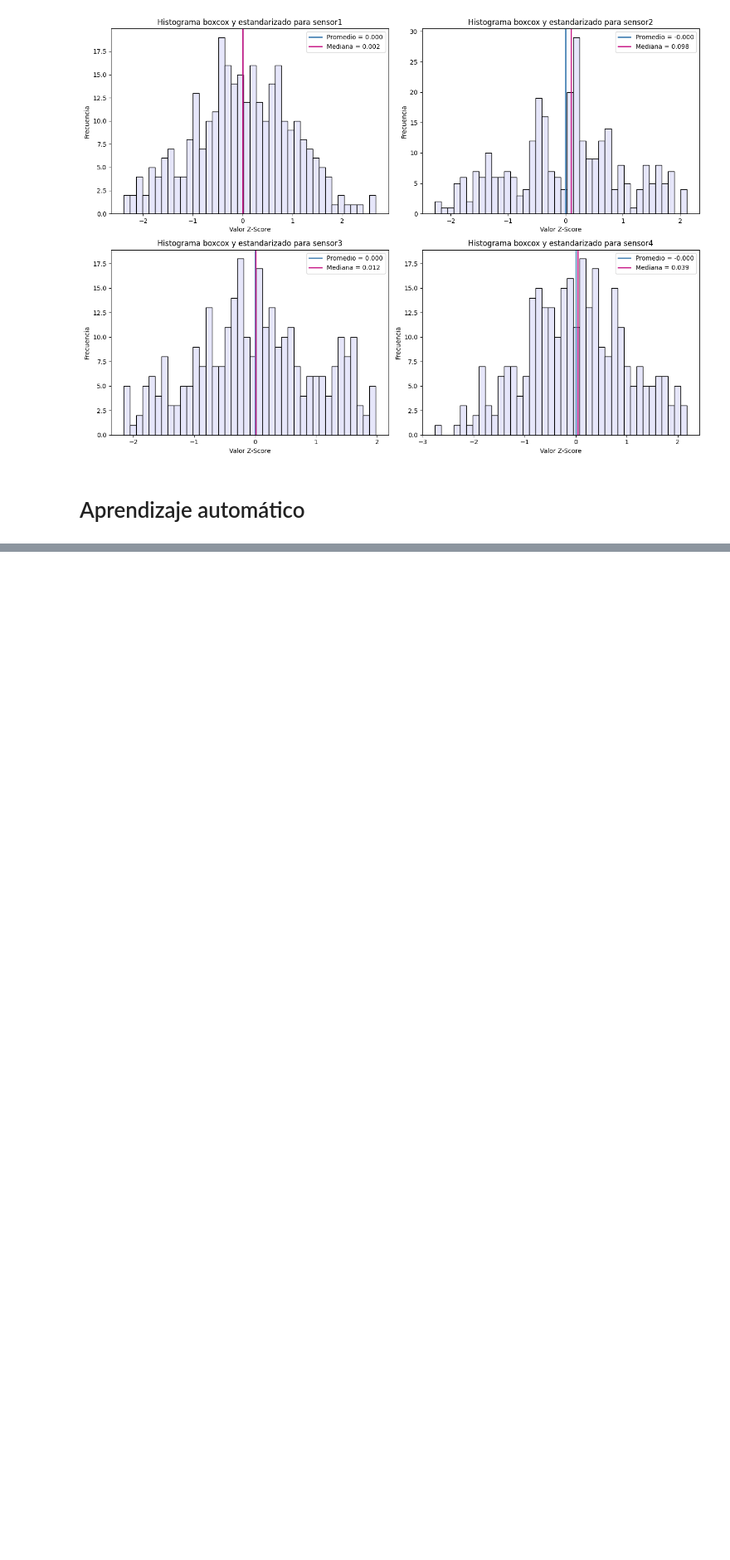
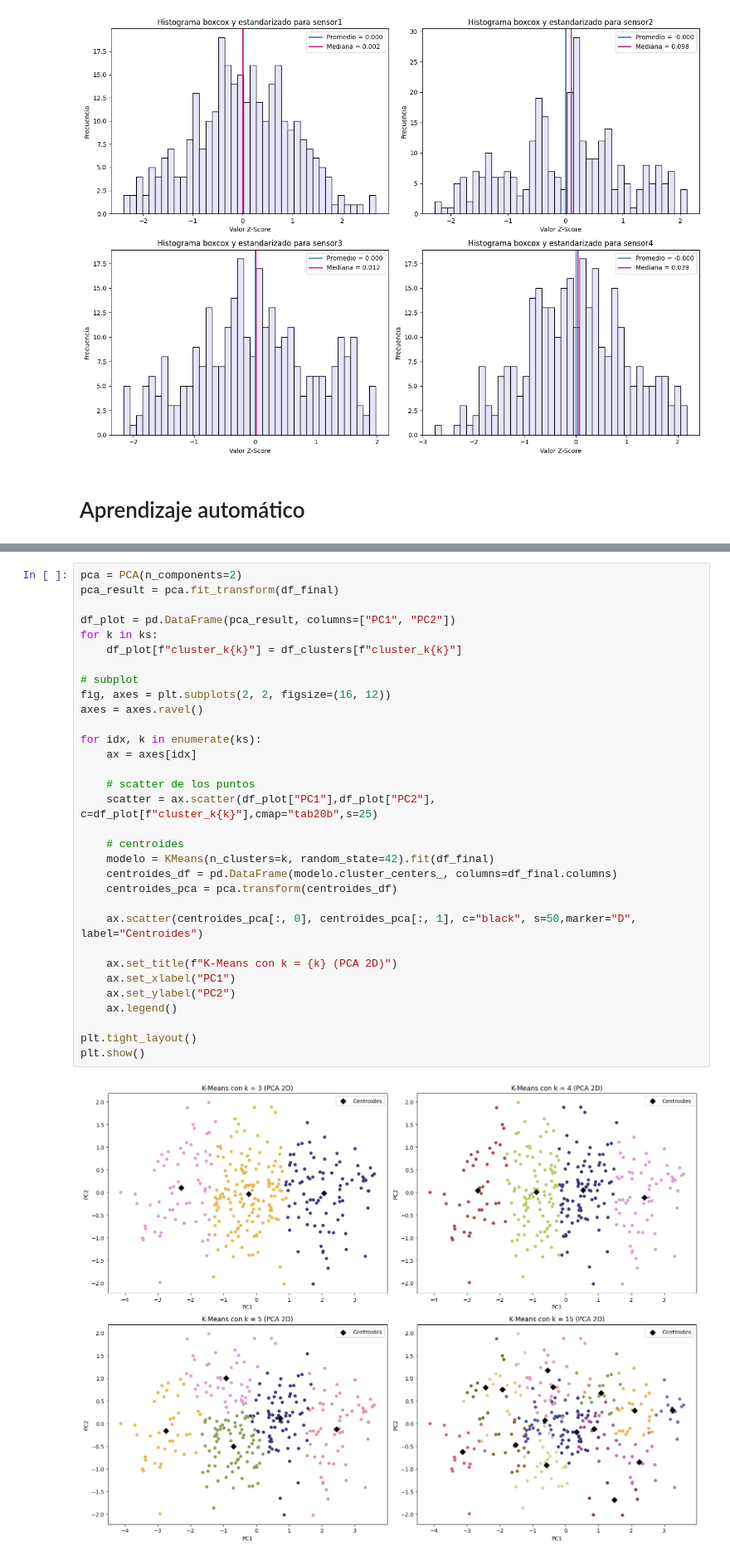
Before and after one commit to LeoGAR55/MD-1958, a Jupyter notebook: main.ipynb, the cells around one changed output, grey strips where cells are left out. Shown: that part at 83% size. Cells and saved outputs as stored; diff of their text form; blank space fills up the shorter version.

Commit message:
clustering

```diff
--- a/main.ipynb
+++ b/main.ipynb
@@ -488,0 +544,34 @@ plt.show()
+# %%
+pca = PCA(n_components=2)
+pca_result = pca.fit_transform(df_final)
+
+df_plot = pd.DataFrame(pca_result, columns=["PC1", "PC2"])
+for k in ks:
+    df_plot[f"cluster_k{k}"] = df_clusters[f"cluster_k{k}"]
+
+# subplot
+fig, axes = plt.subplots(2, 2, figsize=(16, 12))
+axes = axes.ravel()
+
+for idx, k in enumerate(ks):
+    ax = axes[idx]
+
+    # scatter de los puntos
+    scatter = ax.scatter(df_plot["PC1"],df_plot["PC2"], c=df_plot[f"cluster_k{k}"],cmap="tab20b",s=25)
+
+    # centroides
+    modelo = KMeans(n_clusters=k, random_state=42).fit(df_final)
+    centroides_df = pd.DataFrame(modelo.cluster_centers_, columns=df_final.columns)
+    centroides_pca = pca.transform(centroides_df)
+
+    ax.scatter(centroides_pca[:, 0], centroides_pca[:, 1], c="black", s=50,marker="D", label="Centroides")
+
+    ax.set_title(f"K-Means con k = {k} (PCA 2D)")
+    ax.set_xlabel("PC1")
+    ax.set_ylabel("PC2")
+    ax.legend()
+
+plt.tight_layout()
+plt.show()
+# %% [output]
+[figure, added]
```
Also changed, not shown: parts of 8 cells of this notebook.
